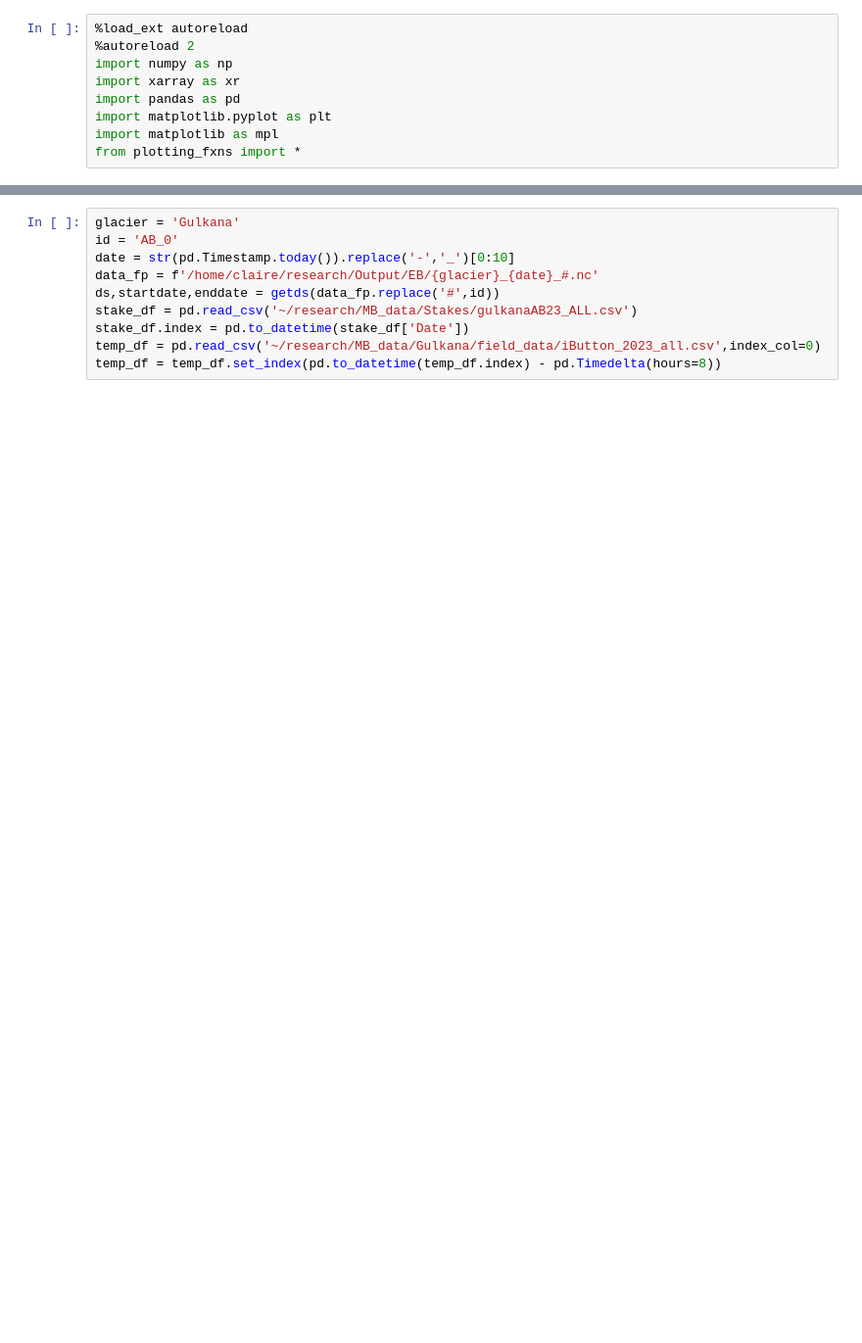
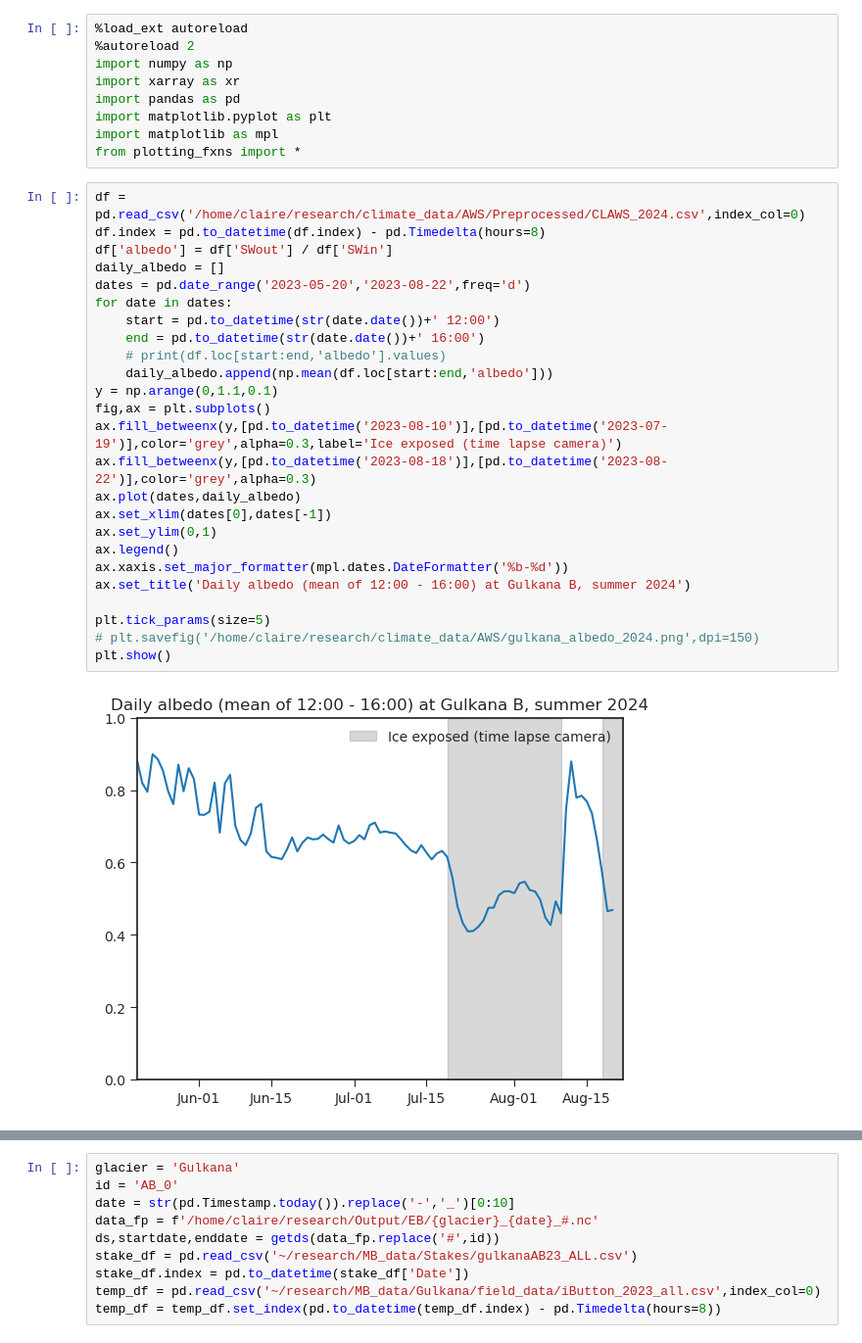
Before and after one commit to clairevwilson/PyGEM-EB, a Jupyter notebook: pygem_eb/processing/ebplotting.ipynb, the cells around one changed output, grey strips where cells are left out. Shown at 98% size. Saved outputs shown, nothing was run; the diff lists cells and outputs as text; blank space fills up the shorter version.

```diff
--- a/pygem_eb/processing/ebplotting.ipynb
+++ b/pygem_eb/processing/ebplotting.ipynb
@@ -7,3 +7,30 @@ import pandas as pd
 import matplotlib.pyplot as plt
 import matplotlib as mpl
 from plotting_fxns import *
+# %%
+df = pd.read_csv('/home/claire/research/climate_data/AWS/Preprocessed/CLAWS_2024.csv',index_col=0)
+df.index = pd.to_datetime(df.index) - pd.Timedelta(hours=8)
+df['albedo'] = df['SWout'] / df['SWin']
+daily_albedo = []
+dates = pd.date_range('2023-05-20','2023-08-22',freq='d')
+for date in dates:
+    start = pd.to_datetime(str(date.date())+' 12:00')
+    end = pd.to_datetime(str(date.date())+' 16:00')
+    # print(df.loc[start:end,'albedo'].values)
+    daily_albedo.append(np.mean(df.loc[start:end,'albedo']))
+y = np.arange(0,1.1,0.1)
+fig,ax = plt.subplots()
+ax.fill_betweenx(y,[pd.to_datetime('2023-08-10')],[pd.to_datetime('2023-07-19')],color='grey',alpha=0.3,label='Ice exposed (time lapse camera)')
+ax.fill_betweenx(y,[pd.to_datetime('2023-08-18')],[pd.to_datetime('2023-08-22')],color='grey',alpha=0.3)
+ax.plot(dates,daily_albedo)
+ax.set_xlim(dates[0],dates[-1])
+ax.set_ylim(0,1)
+ax.legend()
+ax.xaxis.set_major_formatter(mpl.dates.DateFormatter('%b-%d'))
+ax.set_title('Daily albedo (mean of 12:00 - 16:00) at Gulkana B, summer 2024')
+
+plt.tick_params(size=5)
+# plt.savefig('/home/claire/research/climate_data/AWS/gulkana_albedo_2024.png',dpi=150)
+plt.show()
+# %% [output]
+[figure, added]
```
Also changed, not shown: parts of 3 cells of this notebook, 6 other files.
